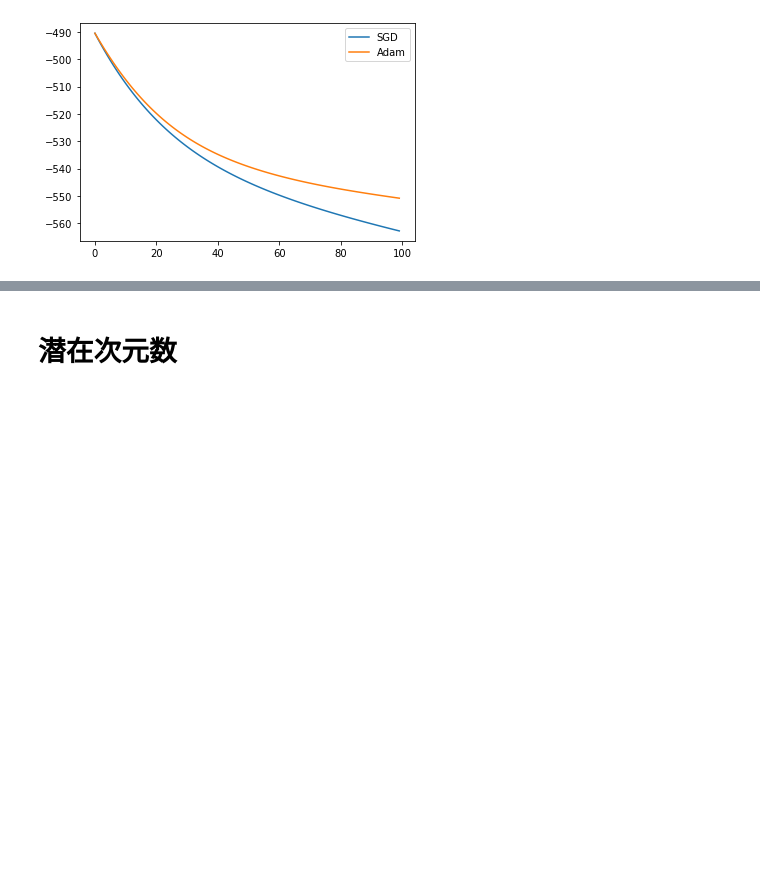
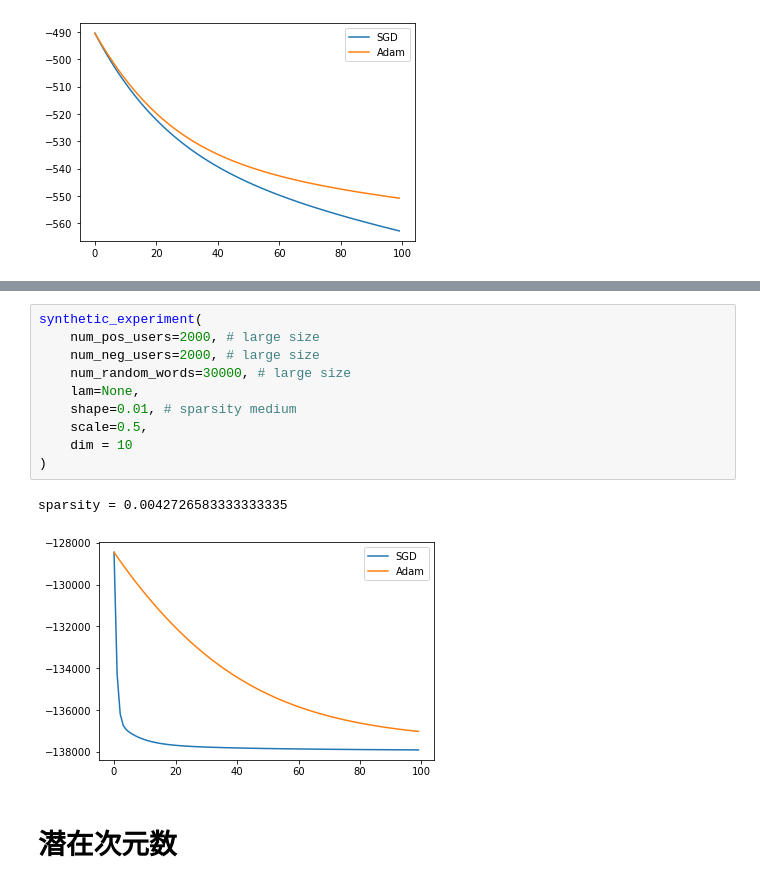
Before and after one commit to hand10ryo/tfMFs, a Jupyter notebook: experiments/Synthetic.ipynb, the cells around one changed output, grey strips where cells are left out. Drawn from its saved outputs; the diff is of its cells as text; blank space fills up the shorter version.

```diff
--- a/experiments/Synthetic.ipynb
+++ b/experiments/Synthetic.ipynb
@@ -133,3 +172,16 @@ sparsity = 0.00046533333333333333
+# %%
+synthetic_experiment(
+    num_pos_users=2000, # large size
+    num_neg_users=2000, # large size
+    num_random_words=30000, # large size
+    lam=None,
+    shape=0.01, # sparsity medium
+    scale=0.5,
+    dim = 10
+)
+# %% [output]
+sparsity = 0.0042726583333333335
+[figure, added]
 # %% [markdown]
 # 潜在次元数
 # %% [markdown]
```
Also changed, not shown: parts of 43 cells of this notebook, 3 other files.
